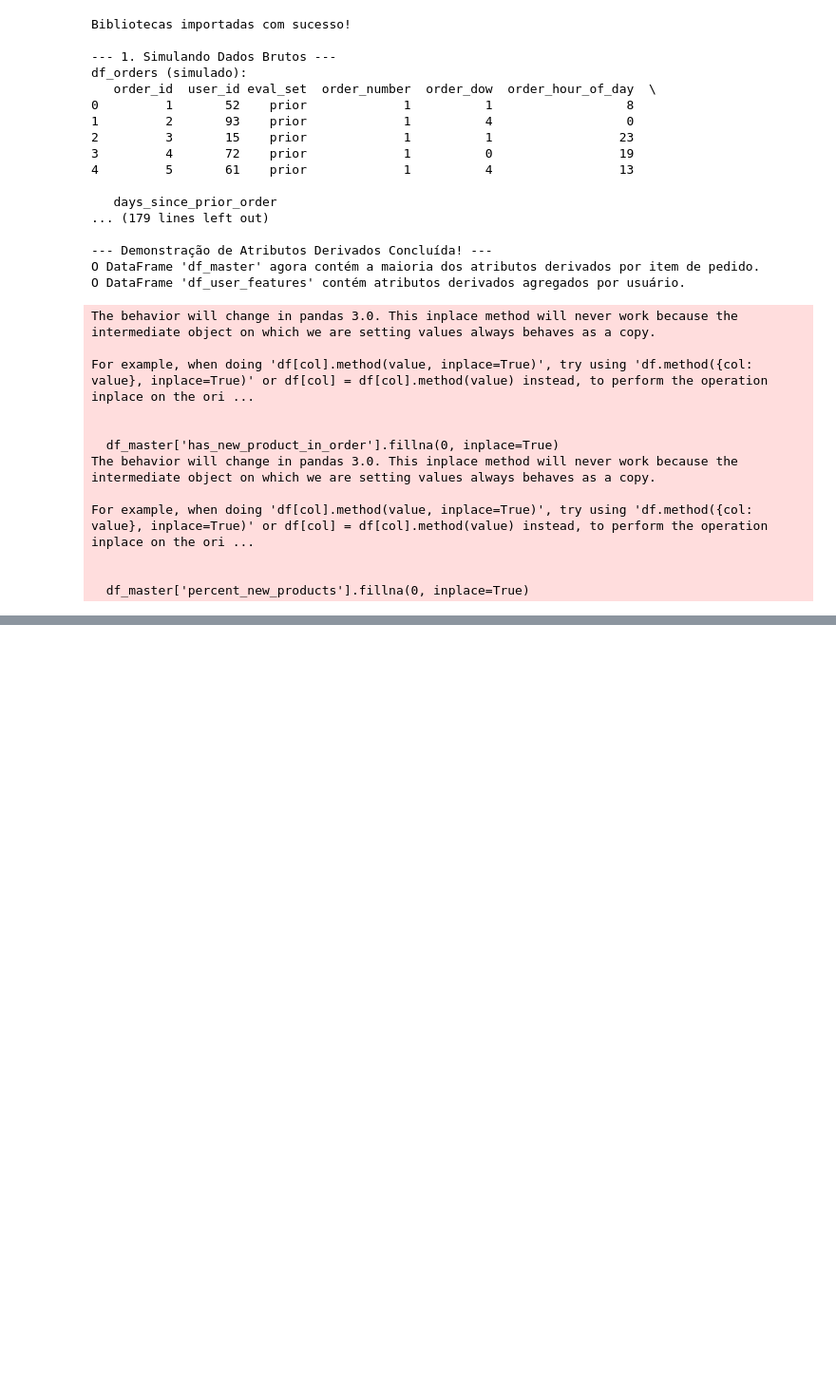
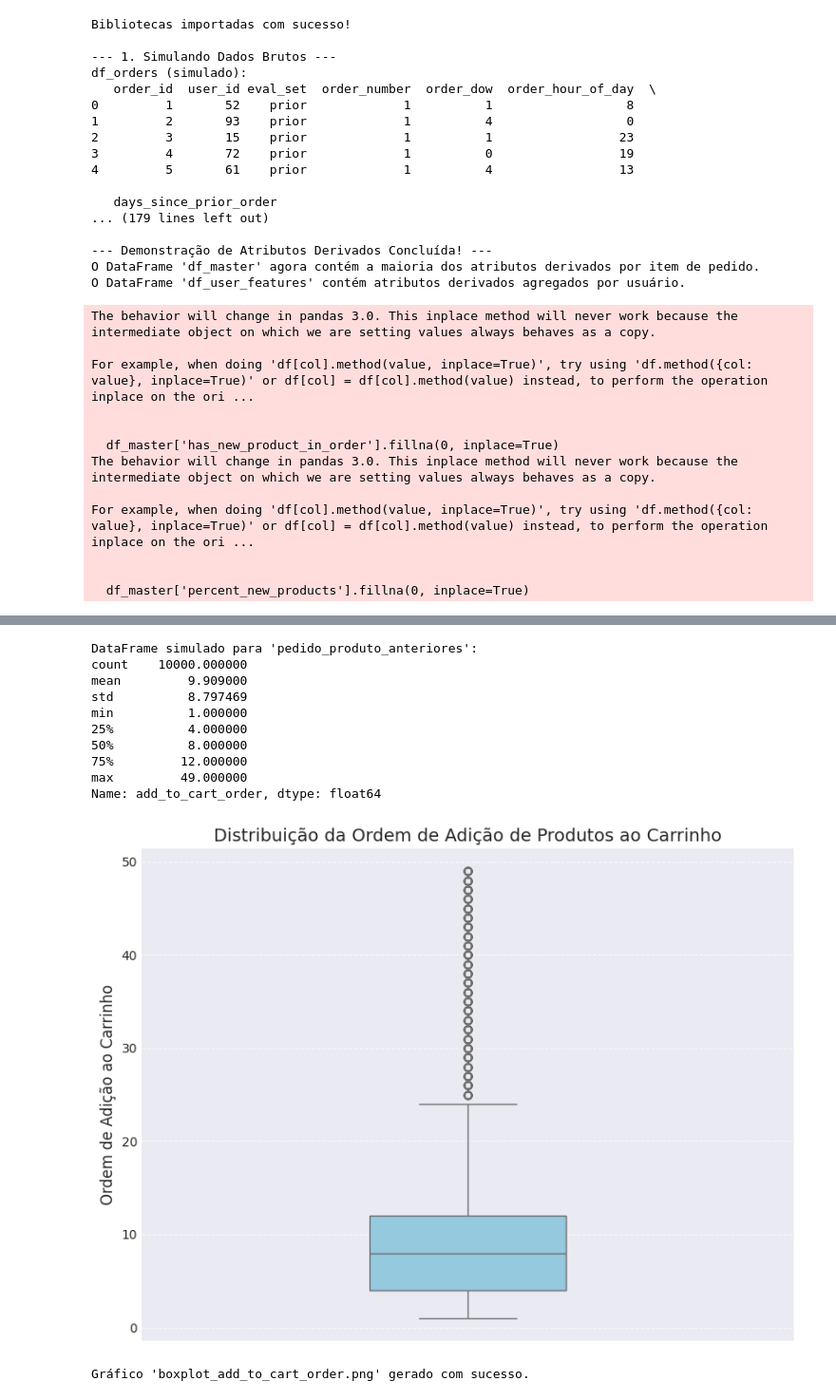
Before and after one commit to Priscilaleylianne/Projeto-Final, a Jupyter notebook: Graficos_Perguntas.ipynb, the cells around one changed output, grey strips where cells are left out. Shown at 95% size. Cells and saved outputs as stored; diff of their text form; code cells hidden in the pictures; blank space fills up the shorter version.

```diff
--- a/Graficos_Perguntas.ipynb
+++ b/Graficos_Perguntas.ipynb
@@ -804,0 +889,64 @@ For example, when doing 'df[col].method(value, inplace=True)', try using 'df.met
+# %%
+import pandas as pd
+import matplotlib.pyplot as plt
+import numpy as np
+import seaborn as sns
+
+# Configurações para melhorar a visualização dos gráficos
+plt.style.use('seaborn-v0_8-darkgrid')
+plt.rcParams['figure.figsize'] = (10, 6)
+plt.rcParams['axes.labelsize'] = 12
+plt.rcParams['axes.titlesize'] = 14
+plt.rcParams['xtick.labelsize'] = 10
+plt.rcParams['ytick.labelsize'] = 10
+plt.rcParams['legend.fontsize'] = 10
+plt.rcParams['font.family'] = 'sans-serif'
+plt.rcParams['font.sans-serif'] = ['DejaVu Sans']
+
+# --- Dados Simulados para pedido_produto_anteriores.csv ---
+# Vamos simular a coluna 'add_to_cart_order'
+# No cenário real, você carregaria o CSV:
+# df_pedido_produto = pd.read_csv('pedido_produto_anteriores.csv')
+
+np.random.seed(42) # Para reprodutibilidade
+# Simular a coluna 'add_to_cart_order' com uma distribuição que pode ter alguns outliers
+# Usaremos uma distribuição mais concentrada em valores menores, mas com alguns valores mais altos
+num_registros = 10000
+add_to_cart_order_sim = np.concatenate([
+    np.random.randint(1, 15, size=int(num_registros * 0.9)),  # 90% dos valores entre 1 e 14
+    np.random.randint(15, 50, size=int(num_registros * 0.1)) # 10% dos valores entre 15 e 49 (maiores, alguns outliers)
+])
+# Embaralhar para evitar viés de ordem
+np.random.shuffle(add_to_cart_order_sim)
+
+df_pedido_produto = pd.DataFrame({
+    'add_to_cart_order': add_to_cart_order_sim
+})
+
+print("DataFrame simulado para 'pedido_produto_anteriores':")
+print(df_pedido_produto['add_to_cart_order'].describe()) # Estatísticas descritivas da coluna
+
+# --- Gerar o Boxplot para 'add_to_cart_order' ---
+plt.figure(figsize=(8, 6))
+sns.boxplot(y=df_pedido_produto['add_to_cart_order'], color='skyblue', width=0.3)
+plt.ylabel('Ordem de Adição ao Carrinho')
+plt.title('Distribuição da Ordem de Adição de Produtos ao Carrinho')
+plt.grid(axis='y', linestyle='--', alpha=0.7)
+plt.tight_layout()
+plt.savefig('boxplot_add_to_cart_order.png')
+plt.show()
+plt.close()
+print("Gráfico 'boxplot_add_to_cart_order.png' gerado com sucesso.")
+# %% [output]
+DataFrame simulado para 'pedido_produto_anteriores':
+count    10000.000000
+mean         9.909000
+std          8.797469
+min          1.000000
+25%          4.000000
+50%          8.000000
+75%         12.000000
+max         49.000000
+Name: add_to_cart_order, dtype: float64
+[figure, added]
+Gráfico 'boxplot_add_to_cart_order.png' gerado com sucesso.
```
Also changed, not shown: parts of 1 cell of this notebook.
